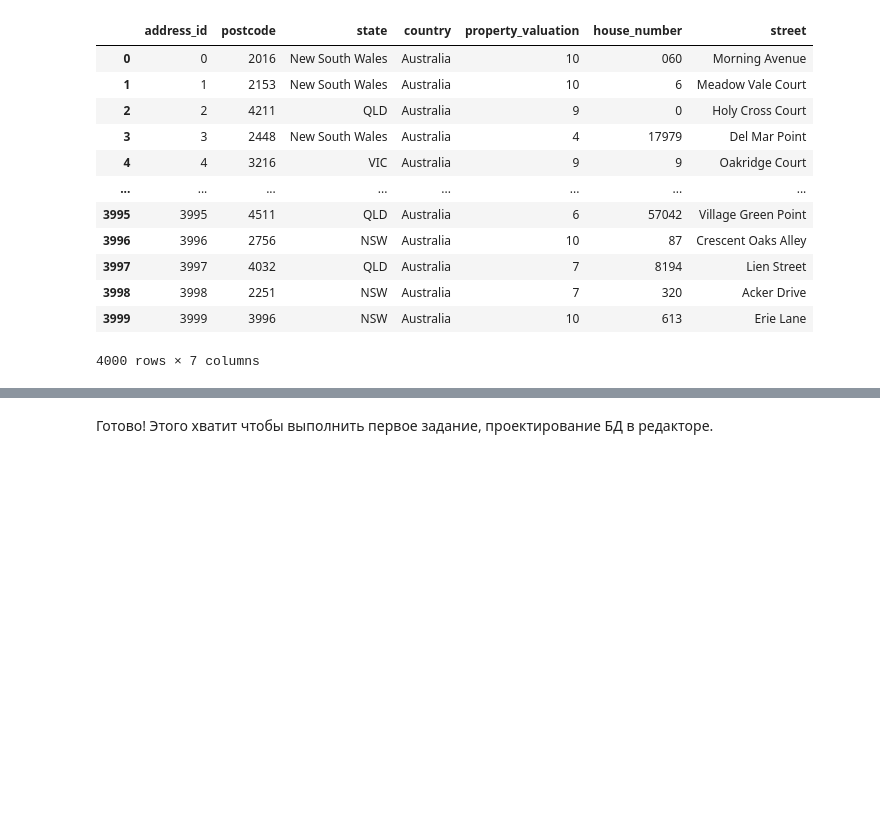
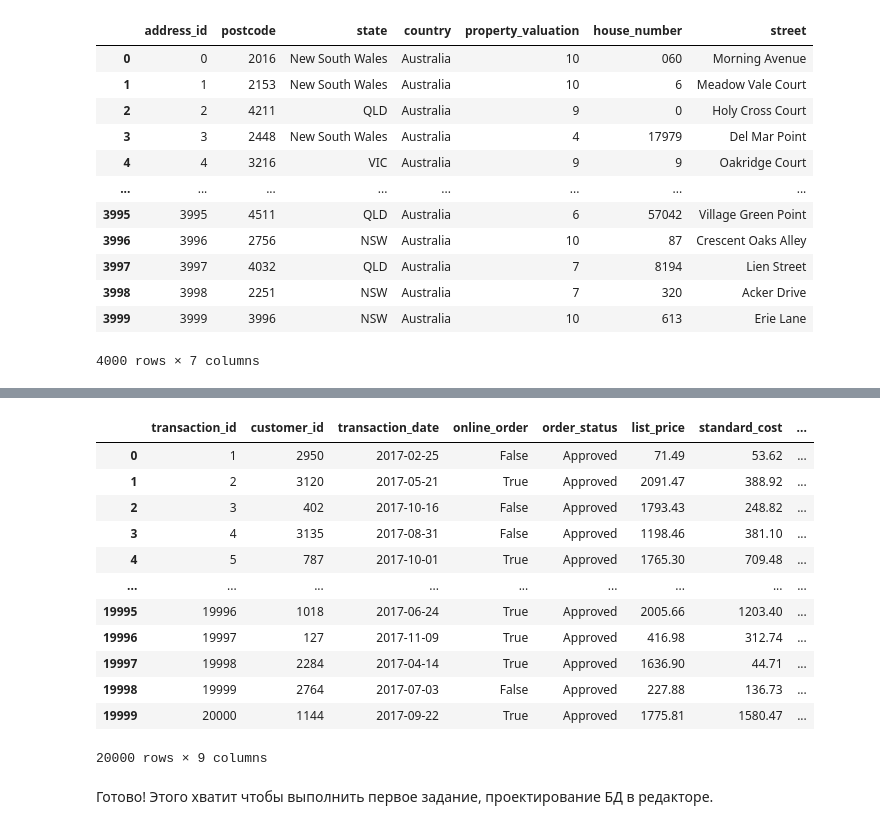
Before and after one commit to DmitriiGolovachev/DB_HW, a Jupyter notebook: HW1/GolovachevDV(fixed).ipynb, the cells around one changed output, grey strips where cells are left out. Saved outputs shown, nothing was run; the diff lists cells and outputs as text; code cells hidden in the pictures; blank space fills up the shorter version.

```diff
--- a/HW1/GolovachevDV(fixed).ipynb
+++ b/HW1/GolovachevDV(fixed).ipynb
@@ -409,3 +474,23 @@ address_df
+# %%
+transaction_df = transaction_df.merge(address_df, left_on='customer_id', right_on='address_id', how='left')
+# %%
+transaction_df = transaction_df.drop(columns=['postcode', 'state', 'country', 'property_valuation', 'house_number', 'street'])
+# %%
+transaction_df
+# %% [output]
+|  | transaction_id | customer_id | transaction_date | online_order | order_status | list_price | standard_cost | ... |
+| 0 | 1 | 2950 | 2017-02-25 | False | Approved | 71.49 | 53.62 | ... |
+| 1 | 2 | 3120 | 2017-05-21 | True | Approved | 2091.47 | 388.92 | ... |
+| 2 | 3 | 402 | 2017-10-16 | False | Approved | 1793.43 | 248.82 | ... |
+| 3 | 4 | 3135 | 2017-08-31 | False | Approved | 1198.46 | 381.10 | ... |
+| 4 | 5 | 787 | 2017-10-01 | True | Approved | 1765.30 | 709.48 | ... |
+| ... | ... | ... | ... | ... | ... | ... | ... | ... |
+| 19995 | 19996 | 1018 | 2017-06-24 | True | Approved | 2005.66 | 1203.40 | ... |
+| 19996 | 19997 | 127 | 2017-11-09 | True | Approved | 416.98 | 312.74 | ... |
+| 19997 | 19998 | 2284 | 2017-04-14 | True | Approved | 1636.90 | 44.71 | ... |
+| 19998 | 19999 | 2764 | 2017-07-03 | False | Approved | 227.88 | 136.73 | ... |
+| 19999 | 20000 | 1144 | 2017-09-22 | True | Approved | 1775.81 | 1580.47 | ... |
+20000 rows × 9 columns
 # %% [markdown]
 Готово! Этого хватит чтобы выполнить первое задание, проектирование БД в редакторе.
 # %% [markdown]
```
Also changed, not shown: parts of 58 cells of this notebook, 20 other files.
